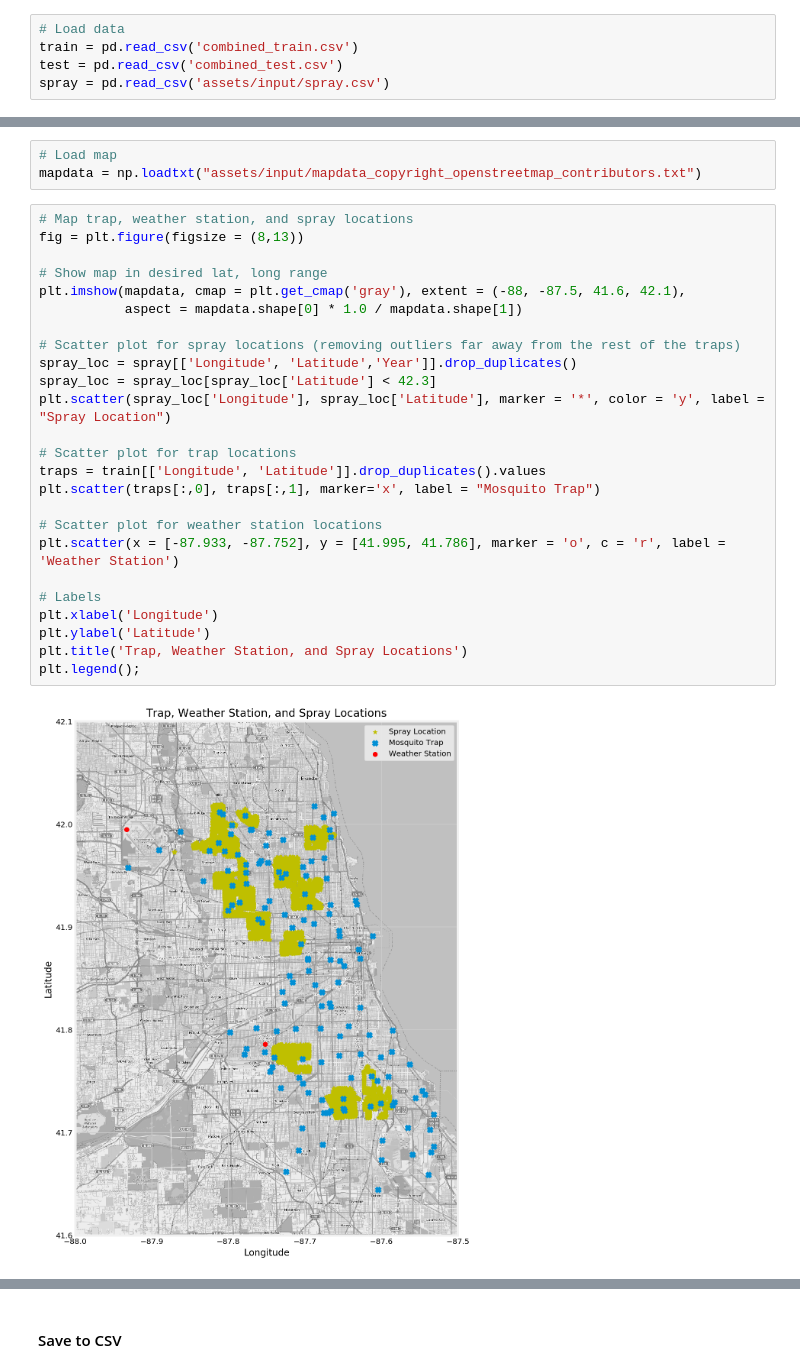
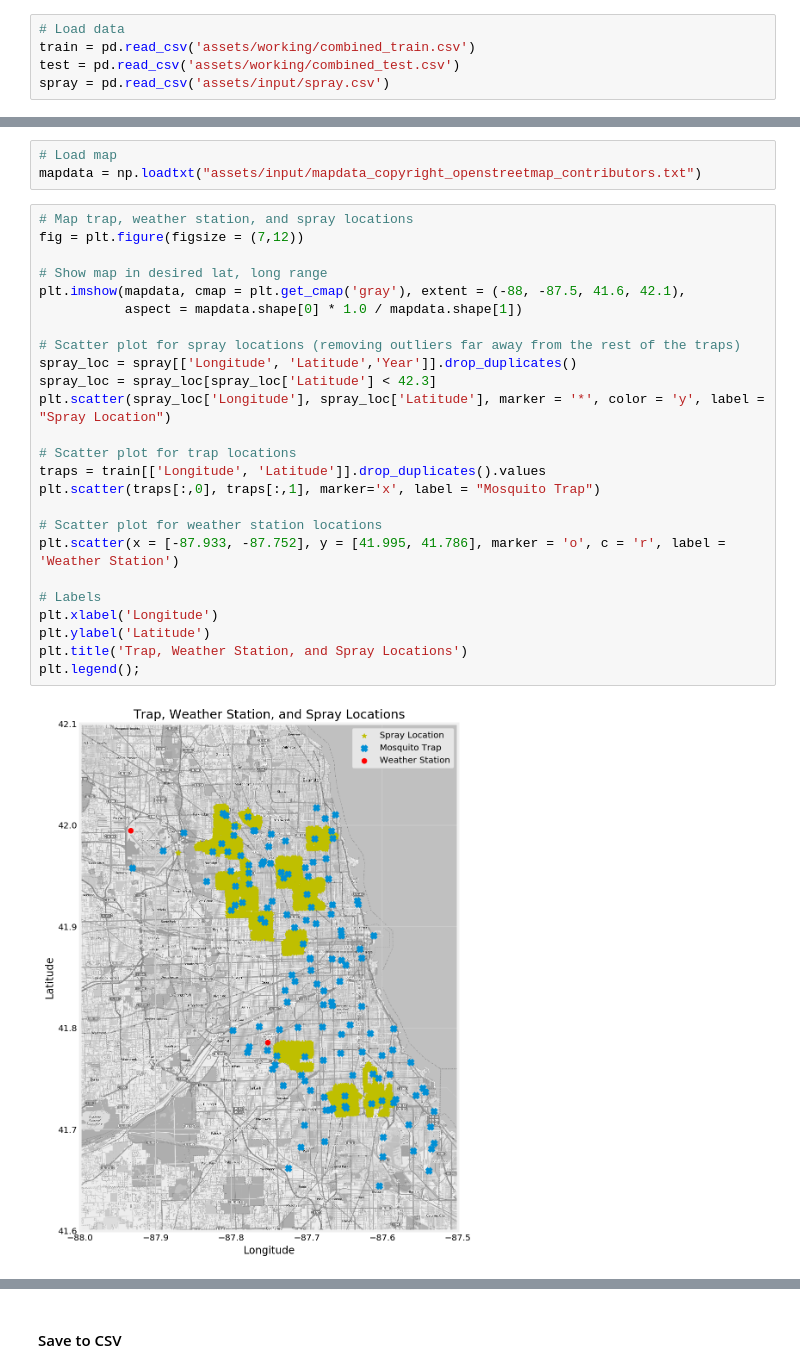
Before and after one commit to jphampton/west-nile, a Jupyter notebook: EDA.ipynb, the cells around one changed output, grey strips where cells are left out. Saved outputs shown, nothing was run; the diff lists cells and outputs as text.

```diff
--- a/EDA.ipynb
+++ b/EDA.ipynb
@@ -13,8 +13,8 @@ plt.style.use('fivethirtyeight')
 %matplotlib inline
 # %%
 # Load data
-train = pd.read_csv('combined_train.csv')
-test = pd.read_csv('combined_test.csv')
+train = pd.read_csv('assets/working/combined_train.csv')
+test = pd.read_csv('assets/working/combined_test.csv')
 spray = pd.read_csv('assets/input/spray.csv')
 # %% [markdown]
 #### Transform data
@@ -171,31 +171,31 @@ Most days seem to be dry or have very little precipitation
 mapdata = np.loadtxt("assets/input/mapdata_copyright_openstreetmap_contributors.txt")
 # %%
 # Map trap, weather station, and spray locations
-fig = plt.figure(figsize = (8,13))
+fig = plt.figure(figsize = (7,12))
 
 # Show map in desired lat, long range
 plt.imshow(mapdata, cmap = plt.get_cmap('gray'), extent = (-88, -87.5, 41.6, 42.1),
            aspect = mapdata.shape[0] * 1.0 / mapdata.shape[1])
 
 # Scatter plot for spray locations (removing outliers far away from the rest of the traps)
 spray_loc = spray[['Longitude', 'Latitude','Year']].drop_duplicates()
 spray_loc = spray_loc[spray_loc['Latitude'] < 42.3]
 plt.scatter(spray_loc['Longitude'], spray_loc['Latitude'], marker = '*', color = 'y', label = "Spray Location")
 
 # Scatter plot for trap locations
 traps = train[['Longitude', 'Latitude']].drop_duplicates().values
 plt.scatter(traps[:,0], traps[:,1], marker='x', label = "Mosquito Trap")
 
 # Scatter plot for weather station locations
 plt.scatter(x = [-87.933, -87.752], y = [41.995, 41.786], marker = 'o', c = 'r', label = 'Weather Station')
 
 # Labels
 plt.xlabel('Longitude')
 plt.ylabel('Latitude')
 plt.title('Trap, Weather Station, and Spray Locations')
 plt.legend();
 # %% [output]
-[figure, old version]
+[figure, new version]
 # %%
 # Map trap and west nile heatmap
 fig, ax = plt.subplots(figsize = (15,5),nrows = 1, ncols = 4, sharey = True)
```
Also changed, not shown: parts of 2 cells of this notebook, 3 other files.
